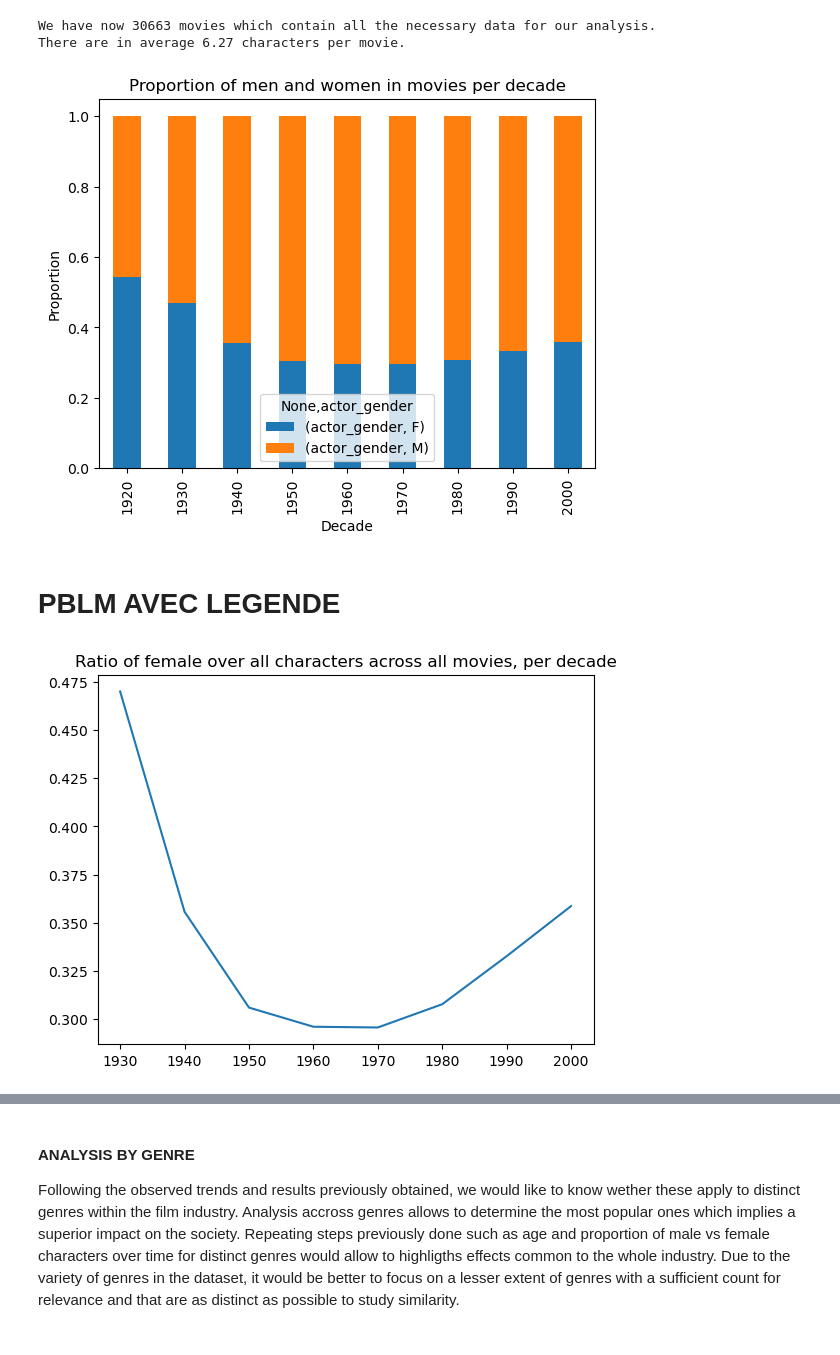
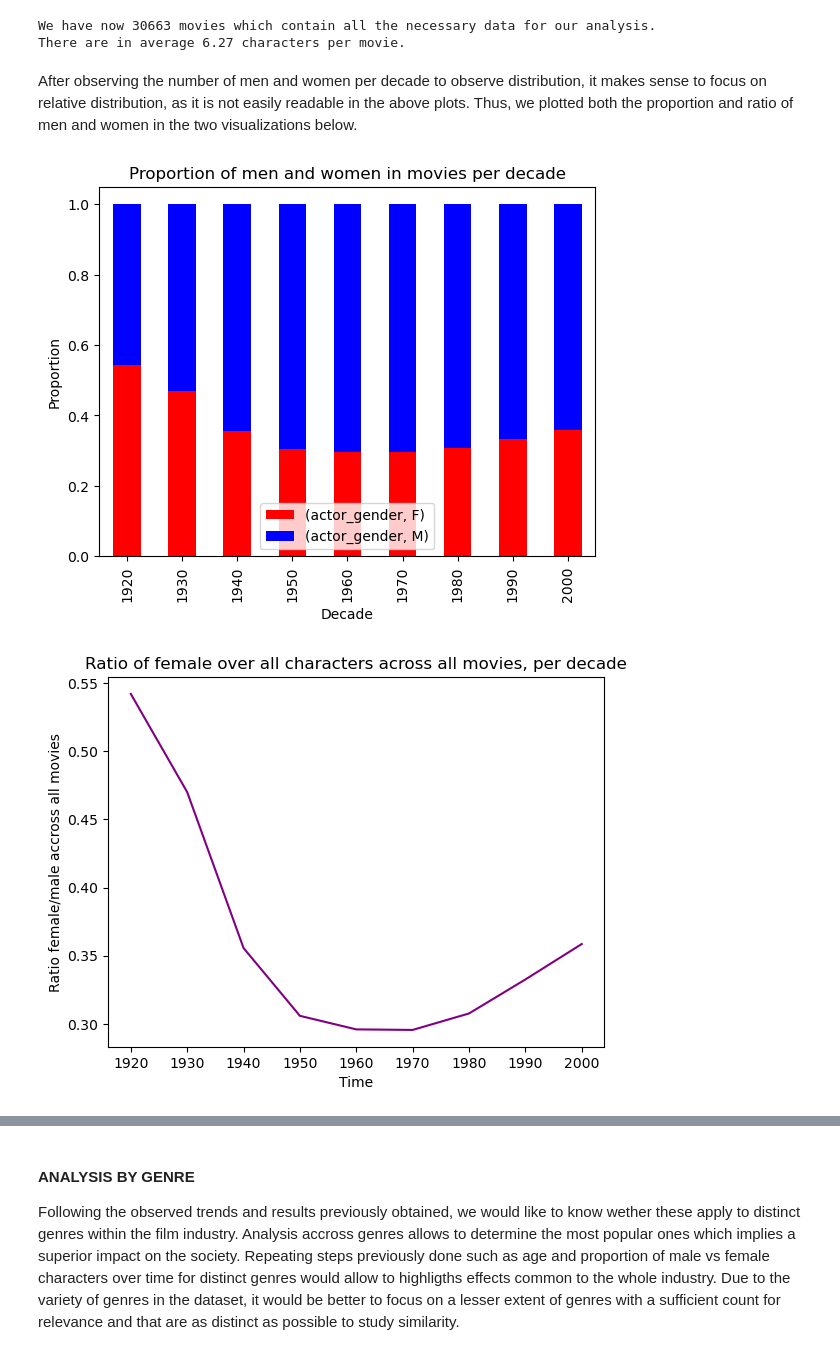
Before and after one commit to epfl-ada/ada-2022-project-nonansland22, a Jupyter notebook: Project_NoNansLand.ipynb, the cells around one changed output, grey strips where cells are left out. Drawn from its saved outputs; the diff is of its cells as text; code cells hidden in the pictures.

```diff
--- a/Project_NoNansLand.ipynb
+++ b/Project_NoNansLand.ipynb
@@ -391,26 +375,28 @@ print('There are in average {:.2f} characters per movie.'.format(len(charadata_f
 # %% [output]
 We have now 30663 movies which contain all the necessary data for our analysis.
 There are in average 6.27 characters per movie.
+# %% [markdown]
+After observing the number of men and women per decade to observe distribution, it makes sense to focus on relative distribution, as it is not easily readable in the above plots. Thus, we plotted both the proportion and ratio of men and women in the two visualizations below.
 # %%
 #Plot proportion of genders across time
 pd.DataFrame(
     charadata_filtered.groupby(
         ['decade', 'actor_gender'])['actor_gender'].count()/np.repeat(charadata_filtered.groupby(['decade']).size().values, 2)
-        ).unstack().plot.bar(stacked=True,title='Proportion of men and women in movies per decade', xlabel='Decade',ylabel='Proportion')
-
+        ).unstack().plot.bar(stacked=True,title='Proportion of men and women in movies per decade', xlabel='Decade',ylabel='Proportion',color=['red','blue'])
+plt.legend()
 plt.show()
 # %% [output]
-[figure, old version]
+[figure, new version]
-# %% [markdown]
-# PBLM AVEC LEGENDE
 # %%
 #Count male and female characters per decade across all movies
 gender_count_perdecade = charadata_filtered.groupby('decade').apply(lambda x : pd.Series({'M' : x[x.actor_gender == 'M'].shape[0],
                                                                                        'F' : x[x.actor_gender == 'F'].shape[0]}))
 gender_count_perdecade['F_M_Ratio'] = gender_count_perdecade.F / (gender_count_perdecade.M + gender_count_perdecade.F)
 # %%
-plt.plot(gender_count_perdecade.index[1:], gender_count_perdecade.F_M_Ratio[1:], ls = '-')
+plt.plot(gender_count_perdecade.index, gender_count_perdecade.F_M_Ratio, ls = '-',color='purple')
 plt.title("Ratio of female over all characters across all movies, per decade")
+plt.xlabel('Time')
+plt.ylabel("Ratio female/male accross all movies")
 plt.show()
 # %% [output]
-[figure, old version]
+[figure, new version]
```
Also changed, not shown: parts of 24 cells of this notebook.
